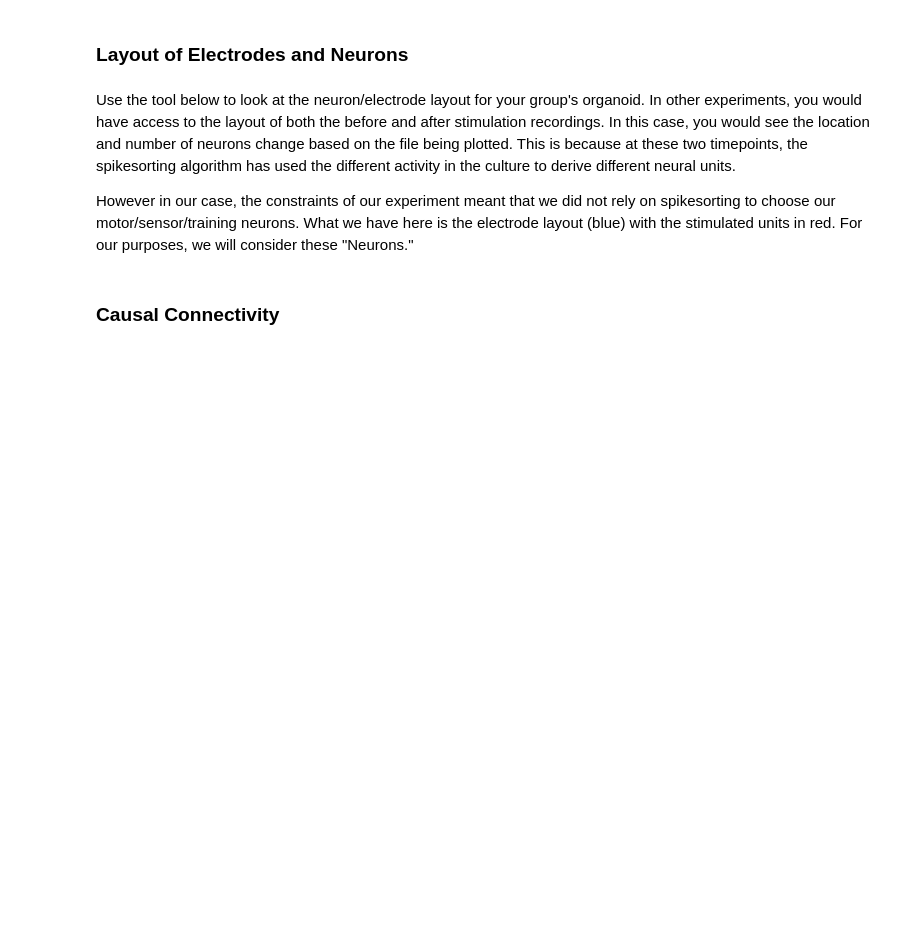
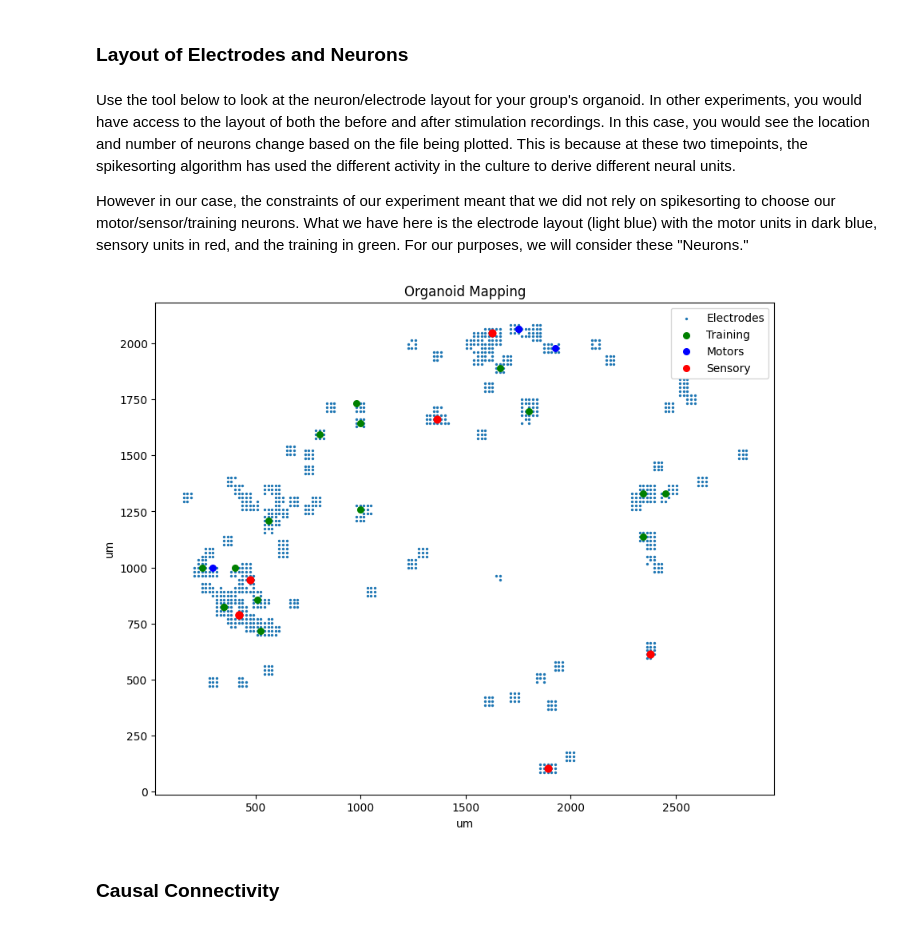
Before and after one commit to Braingeneers-Education/WetAI-Final-Project-Spring2024, a Jupyter notebook: final_analysis.ipynb, the cells around one changed output. Cells and saved outputs as stored; diff of their text form; code cells hidden in the pictures; blank space fills up the shorter version.

Commit message:
made mapping more complex

```diff
--- a/final_analysis.ipynb
+++ b/final_analysis.ipynb
@@ -111,9 +111,11 @@ Displaying Spike Rasters for Group Group 1
 # %% [markdown]
 Use the tool below to look at the neuron/electrode layout for your group's organoid. In other experiments, you would have access to the layout of both the before and after stimulation recordings. In this case, you would see the location and number of neurons change based on the file being plotted. This is because at these two timepoints, the spikesorting algorithm has used the different activity in the culture to derive different neural units.
 
-However in our case, the constraints of our experiment meant that we did not rely on spikesorting to choose our motor/sensor/training neurons. What we have here is the electrode layout (blue) with the stimulated units in red. For our purposes, we will consider these "Neurons."
+However in our case, the constraints of our experiment meant that we did not rely on spikesorting to choose our motor/sensor/training neurons. What we have here is the electrode layout (light blue) with the motor units in dark blue, sensory units in red, and the training in green. For our purposes, we will consider these "Neurons."
 # %%
-Get_Mapping()
+Get_Mapping(True)
+# %% [output]
+[figure, added]
 # %% [markdown]
 ### Causal Connectivity
 # %% [markdown]
```
Also changed, not shown: parts of 2 cells of this notebook, 2 other files.
